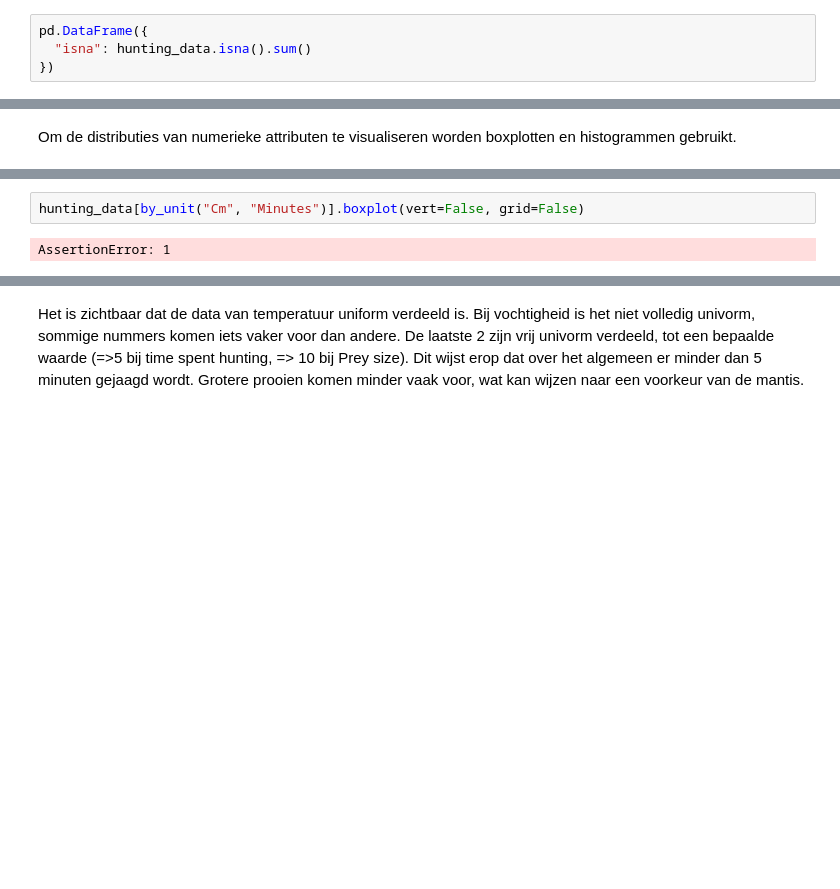
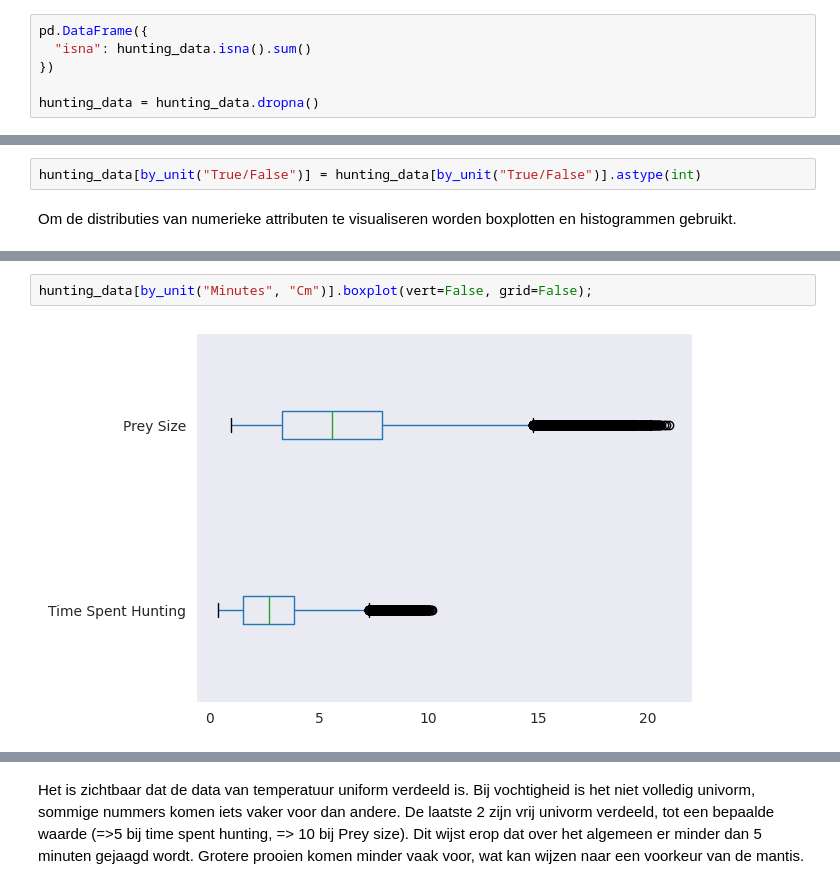
Before and after one commit to RamonReilman/hunting_mantis_ml, a Jupyter notebook: EDA.ipynb, the cells around one changed output, grey strips where cells are left out. Drawn from its saved outputs; the diff is of its cells as text; blank space fills up the shorter version.

```diff
--- a/EDA.ipynb
+++ b/EDA.ipynb
@@ -69,3 +69,5 @@ Deze dataframe bevat informatie over de attributen van de data
 pd.DataFrame({
   "isna": hunting_data.isna().sum()
 })
+
+hunting_data = hunting_data.dropna()
@@ -87,6 +76,8 @@ Er zijn een aantal missende waarden bij "Food Availability", "Predator Presence"
 # %%
 def by_unit(*units):
     return [attribute for attribute, unit in zip(codebook["attribute"], codebook["unit"]) if unit in units]
+# %%
+hunting_data[by_unit("True/False")] = hunting_data[by_unit("True/False")].astype(int)
 # %% [markdown]
 Om de distributies van numerieke attributen te visualiseren worden boxplotten en histogrammen gebruikt.
 # %%
@@ -100,6 +91,6 @@ hunting_data[by_unit("Celcius")].boxplot(vert=False, grid=False)
 # %%
-hunting_data[by_unit("Cm", "Minutes")].boxplot(vert=False, grid=False)
+hunting_data[by_unit("Minutes", "Cm")].boxplot(vert=False, grid=False);
 # %% [output]
-AssertionError: 1
+[figure, added]
 # %%
 hunting_data[by_unit("g/m^3", "Celcius", "Minutes", "Cm")].hist(bins=20, layout=(2,2), figsize=(16,9.6));
```
Also changed, not shown: parts of 17 cells of this notebook, 1 other file.
